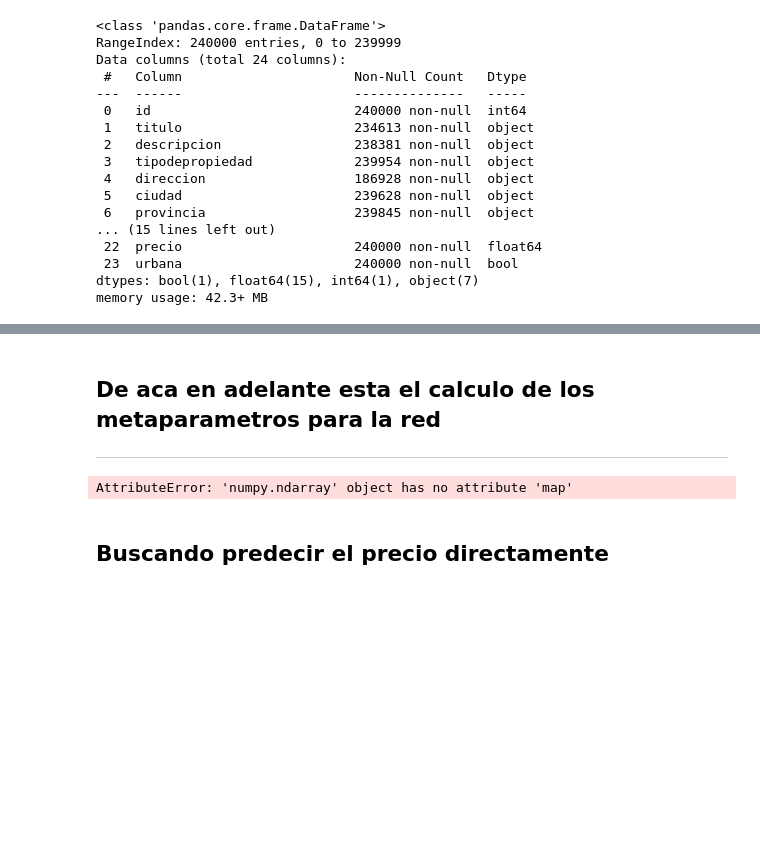
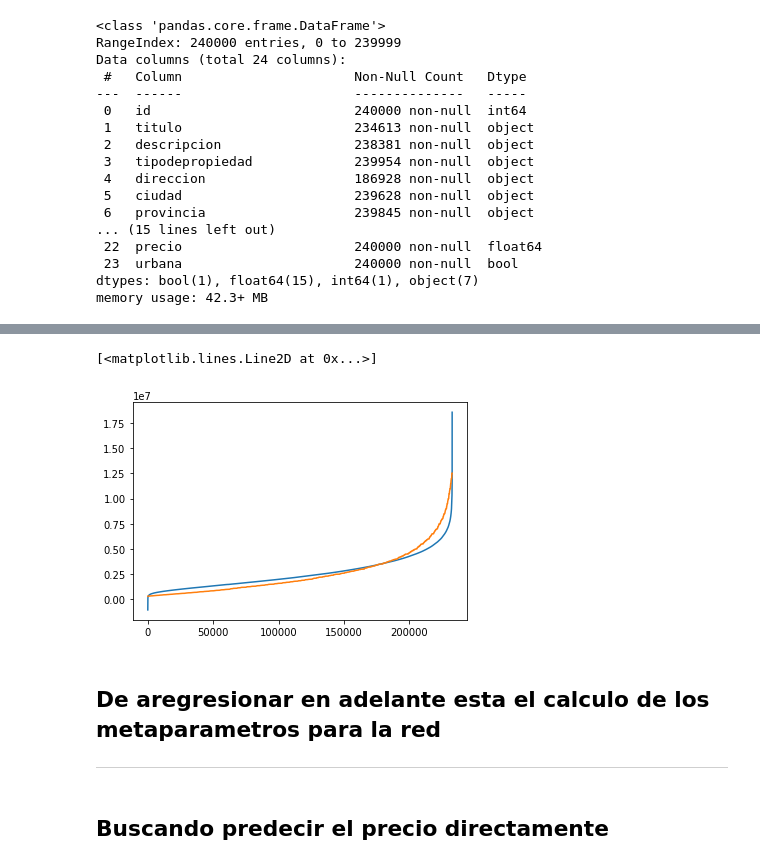
Before and after one commit to ToOrtner/Data-Analysis-properties, a Jupyter notebook: metnum-tp3-2020-1c/notebooks/Probando con NLP.ipynb, the cells around one changed output, grey strips where cells are left out. Drawn from its saved outputs; the diff is of its cells as text; code cells hidden in the pictures; blank space fills up the shorter version.

Commit message:
probando otros modelos

```diff
--- a/metnum-tp3-2020-1c/notebooks/Probando con NLP.ipynb
+++ b/metnum-tp3-2020-1c/notebooks/Probando con NLP.ipynb
@@ -85,0 +110,9 @@ predicciones = model1.predict_rows(train_df)
+# %%
+predict_column = 'precio'
+carititud_column = "carititud"
+#segments = ['tipodepropiedad', 'usosmultiples', 'banos']
+segments = ['urbana']#, 'provincia']
+text_features = ['titulo', 'descripcion']
+features = []#'metroscubiertos', 'garages']
+
+model2 = NlpModel(train_df, text_features=text_features, features=features, segment_columns=segments)
@@ -85,0 +145,7 @@ predicciones = model1.predict_rows(train_df)
+# %%
+to_predict = train_df[features + segments + text_features + [predict_column]].dropna()
+predicciones = model2.predict(to_predict)
+# %%
+pd.set_option('display.float_format', lambda x: '%.3f' % x)
+
+to_show = pd.DataFrame((predicciones, to_predict[predict_column]))
@@ -86,10 +167,12 @@ predicciones = model1.predict_rows(train_df)
+# %%
+plt.plot(list(range(len(to_show.loc[0]))), to_show.loc[0].sort_values())
+plt.plot(list(range(len(to_show.loc[1]))), to_show.loc[1].sort_values())
+# %% [output]
+[<matplotlib.lines.Line2D at 0x...>]
+[figure, added]
 # %% [markdown]
-## De aca en adelante esta el calculo de los metaparametros para la red
+## De aregresionar en adelante esta el calculo de los metaparametros para la red
 ---
-# %%
-model1.segments.map(name)
-# %% [output]
-AttributeError: 'numpy.ndarray' object has no attribute 'map'
 # %%
 def sonCaras(precios):
     mean = precios.mean()
```
Also changed, not shown: parts of 11 cells of this notebook, 1 other file.
